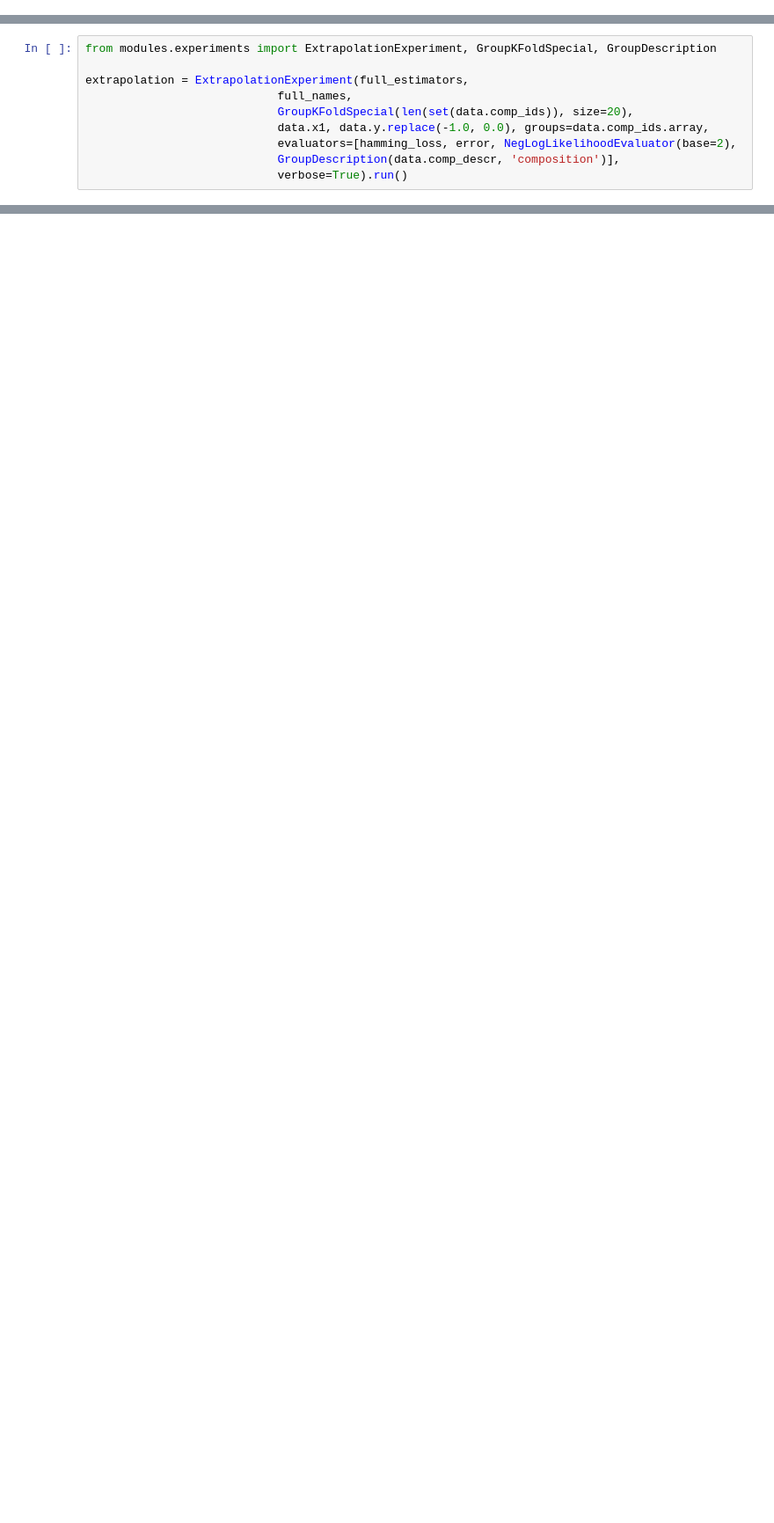
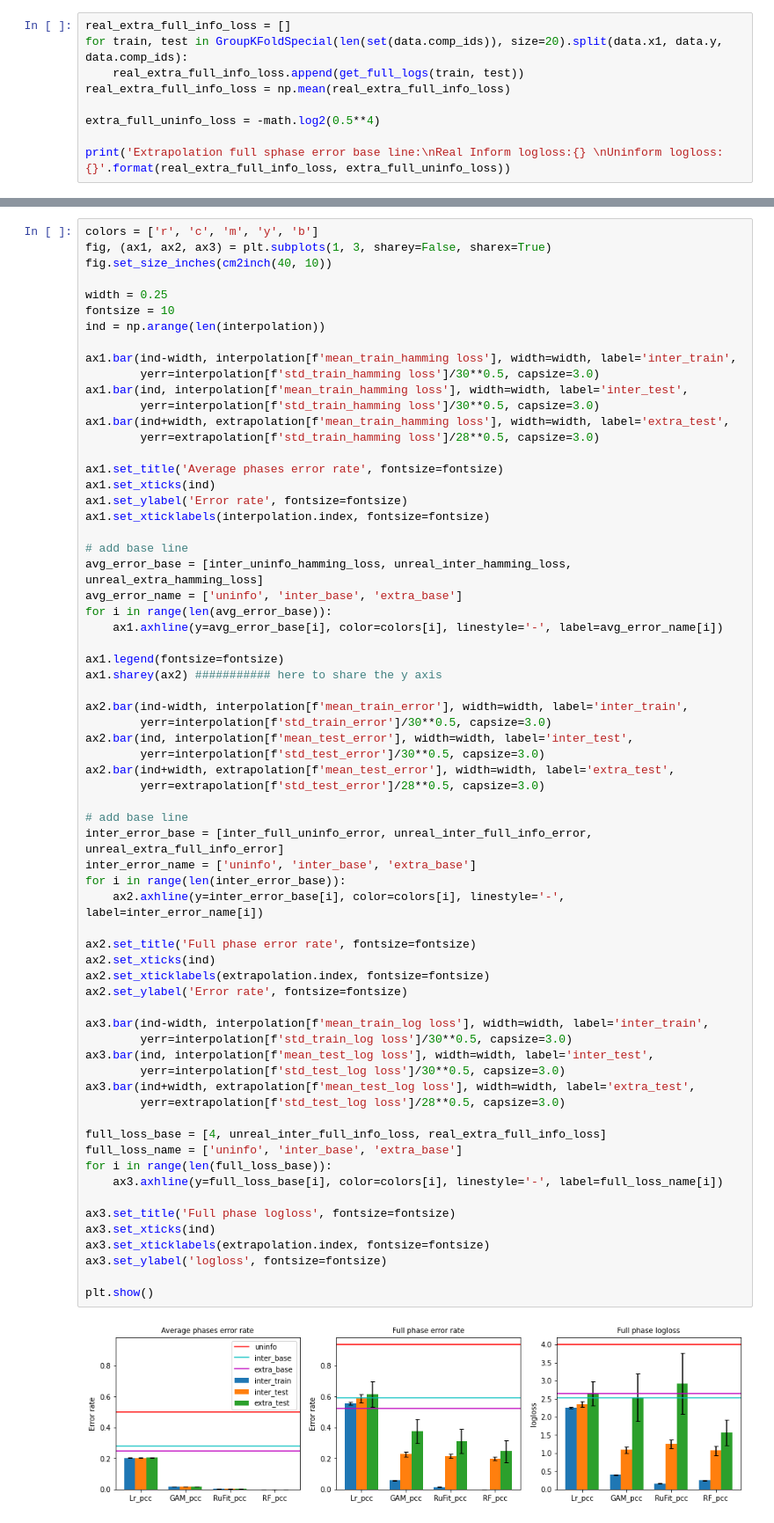
Before and after one commit to marioboley/PISA_ML, a Jupyter notebook: model_evaluation.ipynb, the cells around one changed output, grey strips where cells are left out. Shown: that part at 88% size. Cells and saved outputs as stored; diff of their text form; blank space fills up the shorter version.

Commit message:
Update plot

```diff
--- a/model_evaluation.ipynb
+++ b/model_evaluation.ipynb
@@ -21,0 +200,9 @@ Running experiment with 30 repetitions
+# %%
+real_extra_full_info_loss = []
+for train, test in GroupKFoldSpecial(len(set(data.comp_ids)), size=20).split(data.x1, data.y, data.comp_ids):
+    real_extra_full_info_loss.append(get_full_logs(train, test))
+real_extra_full_info_loss = np.mean(real_extra_full_info_loss)
+
+extra_full_uninfo_loss = -math.log2(0.5**4)
+
+print('Extrapolation full sphase error base line:\nReal Inform logloss:{} \nUninform logloss:{}'.format(real_extra_full_info_loss, extra_full_uninfo_loss))
@@ -24,11 +247 @@ interpolation.summary()
-# %%
-from modules.experiments import ExtrapolationExperiment, GroupKFoldSpecial, GroupDescription
-
-extrapolation = ExtrapolationExperiment(full_estimators,
-                            full_names,
-                            GroupKFoldSpecial(len(set(data.comp_ids)), size=20),
-                            data.x1, data.y.replace(-1.0, 0.0), groups=data.comp_ids.array,
-                            evaluators=[hamming_loss, error, NegLogLikelihoodEvaluator(base=2),
-                            GroupDescription(data.comp_descr, 'composition')],
-                            verbose=True).run()
 # %%
@@ -35,0 +259,68 @@ extrapolation.summary()
+# %%
+colors = ['r', 'c', 'm', 'y', 'b']
+fig, (ax1, ax2, ax3) = plt.subplots(1, 3, sharey=False, sharex=True)
+fig.set_size_inches(cm2inch(40, 10))
+
+width = 0.25
+fontsize = 10
+ind = np.arange(len(interpolation))
+
+ax1.bar(ind-width, interpolation[f'mean_train_hamming loss'], width=width, label='inter_train',
+        yerr=interpolation[f'std_train_hamming loss']/30**0.5, capsize=3.0)
+ax1.bar(ind, interpolation[f'mean_train_hamming loss'], width=width, label='inter_test',
+        yerr=interpolation[f'std_train_hamming loss']/30**0.5, capsize=3.0)
+ax1.bar(ind+width, extrapolation[f'mean_train_hamming loss'], width=width, label='extra_test',
+        yerr=extrapolation[f'std_train_hamming loss']/28**0.5, capsize=3.0)
+
+ax1.set_title('Average phases error rate', fontsize=fontsize)
+ax1.set_xticks(ind)
+ax1.set_ylabel('Error rate', fontsize=fontsize)
+ax1.set_xticklabels(interpolation.index, fontsize=fontsize)
+
+# add base line
+avg_error_base = [inter_uninfo_hamming_loss, unreal_inter_hamming_loss, unreal_extra_hamming_loss]
+avg_error_name = ['uninfo', 'inter_base', 'extra_base']
+for i in range(len(avg_error_base)):
+    ax1.axhline(y=avg_error_base[i], color=colors[i], linestyle='-', label=avg_error_name[i])
+
+ax1.legend(fontsize=fontsize)
+ax1.sharey(ax2) ########### here to share the y axis
+
+ax2.bar(ind-width, interpolation[f'mean_train_error'], width=width, label='inter_train',
+        yerr=interpolation[f'std_train_error']/30**0.5, capsize=3.0)
+ax2.bar(ind, interpolation[f'mean_test_error'], width=width, label='inter_test',
+        yerr=interpolation[f'std_test_error']/30**0.5, capsize=3.0)
+ax2.bar(ind+width, extrapolation[f'mean_test_error'], width=width, label='extra_test',
+        yerr=extrapolation[f'std_test_error']/28**0.5, capsize=3.0)
+
+# add base line
+inter_error_base = [inter_full_uninfo_error, unreal_inter_full_info_error, unreal_extra_full_info_error]
+inter_error_name = ['uninfo', 'inter_base', 'extra_base']
+for i in range(len(inter_error_base)):
+    ax2.axhline(y=inter_error_base[i], color=colors[i], linestyle='-', label=inter_error_name[i])
+
+ax2.set_title('Full phase error rate', fontsize=fontsize)
+ax2.set_xticks(ind)
+ax2.set_xticklabels(extrapolation.index, fontsize=fontsize)
+ax2.set_ylabel('Error rate', fontsize=fontsize)
+
+ax3.bar(ind-width, interpolation[f'mean_train_log loss'], width=width, label='inter_train',
+        yerr=interpolation[f'std_train_log loss']/30**0.5, capsize=3.0)
+ax3.bar(ind, interpolation[f'mean_test_log loss'], width=width, label='inter_test',
+        yerr=interpolation[f'std_test_log loss']/30**0.5, capsize=3.0)
+ax3.bar(ind+width, extrapolation[f'mean_test_log loss'], width=width, label='extra_test',
+        yerr=extrapolation[f'std_test_log loss']/28**0.5, capsize=3.0)
+
+full_loss_base = [4, unreal_inter_full_info_loss, real_extra_full_info_loss]
+full_loss_name = ['uninfo', 'inter_base', 'extra_base']
+for i in range(len(full_loss_base)):
+    ax3.axhline(y=full_loss_base[i], color=colors[i], linestyle='-', label=full_loss_name[i])
+
+ax3.set_title('Full phase logloss', fontsize=fontsize)
+ax3.set_xticks(ind)
+ax3.set_xticklabels(extrapolation.index, fontsize=fontsize)
+ax3.set_ylabel('logloss', fontsize=fontsize)
+
+plt.show()
+# %% [output]
+[figure, added]
```
Also changed, not shown: parts of 25 cells of this notebook.
